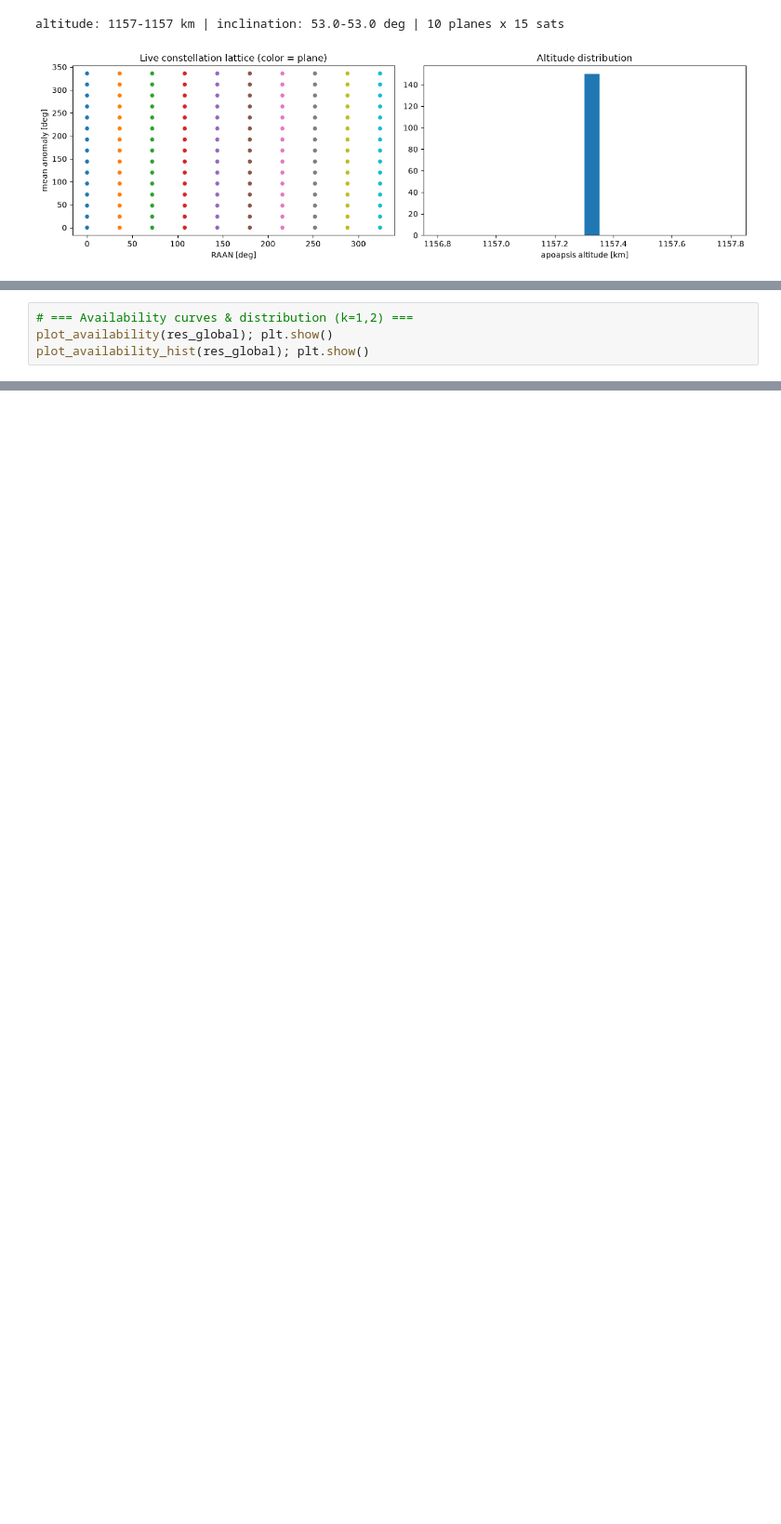
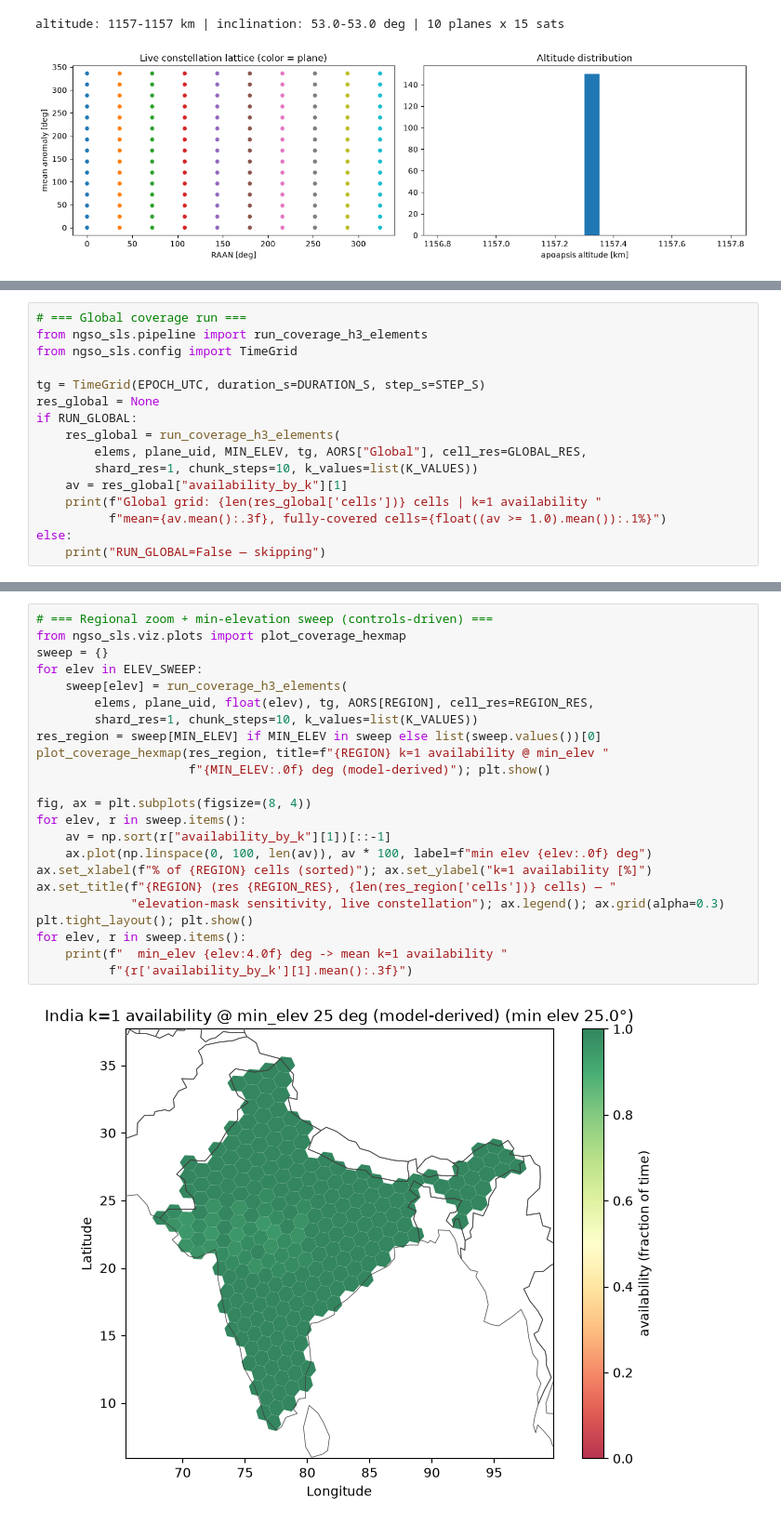
Before and after one commit to luca-aalyria/spacetime-sls, a Jupyter notebook: notebooks/07_live_coverage_explorer.ipynb, the cells around one changed output, grey strips where cells are left out. Shown at 93% size. Saved outputs shown, nothing was run; the diff lists cells and outputs as text; blank space fills up the shorter version.

```diff
--- a/notebooks/07_live_coverage_explorer.ipynb
+++ b/notebooks/07_live_coverage_explorer.ipynb
@@ -116,5 +126,17 @@ plot_sats_in_view_vs_latitude(res_global); plt.show()
 # %%
-# === Availability curves & distribution (k=1,2) ===
-plot_availability(res_global); plt.show()
-plot_availability_hist(res_global); plt.show()
+# === Global coverage run ===
+from ngso_sls.pipeline import run_coverage_h3_elements
+from ngso_sls.config import TimeGrid
+
+tg = TimeGrid(EPOCH_UTC, duration_s=DURATION_S, step_s=STEP_S)
+res_global = None
+if RUN_GLOBAL:
+    res_global = run_coverage_h3_elements(
+        elems, plane_uid, MIN_ELEV, tg, AORS["Global"], cell_res=GLOBAL_RES,
+        shard_res=1, chunk_steps=10, k_values=list(K_VALUES))
+    av = res_global["availability_by_k"][1]
+    print(f"Global grid: {len(res_global['cells'])} cells | k=1 availability "
+          f"mean={av.mean():.3f}, fully-covered cells={float((av >= 1.0).mean()):.1%}")
+else:
+    print("RUN_GLOBAL=False — skipping")
 # %% [output]
@@ -165,0 +164,25 @@ matched parameters).
+# %%
+# === Regional zoom + min-elevation sweep (controls-driven) ===
+from ngso_sls.viz.plots import plot_coverage_hexmap
+sweep = {}
+for elev in ELEV_SWEEP:
+    sweep[elev] = run_coverage_h3_elements(
+        elems, plane_uid, float(elev), tg, AORS[REGION], cell_res=REGION_RES,
+        shard_res=1, chunk_steps=10, k_values=list(K_VALUES))
+res_region = sweep[MIN_ELEV] if MIN_ELEV in sweep else list(sweep.values())[0]
+plot_coverage_hexmap(res_region, title=f"{REGION} k=1 availability @ min_elev "
+                     f"{MIN_ELEV:.0f} deg (model-derived)"); plt.show()
+
+fig, ax = plt.subplots(figsize=(8, 4))
+for elev, r in sweep.items():
+    av = np.sort(r["availability_by_k"][1])[::-1]
+    ax.plot(np.linspace(0, 100, len(av)), av * 100, label=f"min elev {elev:.0f} deg")
+ax.set_xlabel(f"% of {REGION} cells (sorted)"); ax.set_ylabel("k=1 availability [%]")
+ax.set_title(f"{REGION} (res {REGION_RES}, {len(res_region['cells'])} cells) — "
+             "elevation-mask sensitivity, live constellation"); ax.legend(); ax.grid(alpha=0.3)
+plt.tight_layout(); plt.show()
+for elev, r in sweep.items():
+    print(f"  min_elev {elev:4.0f} deg -> mean k=1 availability "
+          f"{r['availability_by_k'][1].mean():.3f}")
+# %% [output]
+[figure, added]
```
Also changed, not shown: parts of 10 cells of this notebook, 1 other file.
